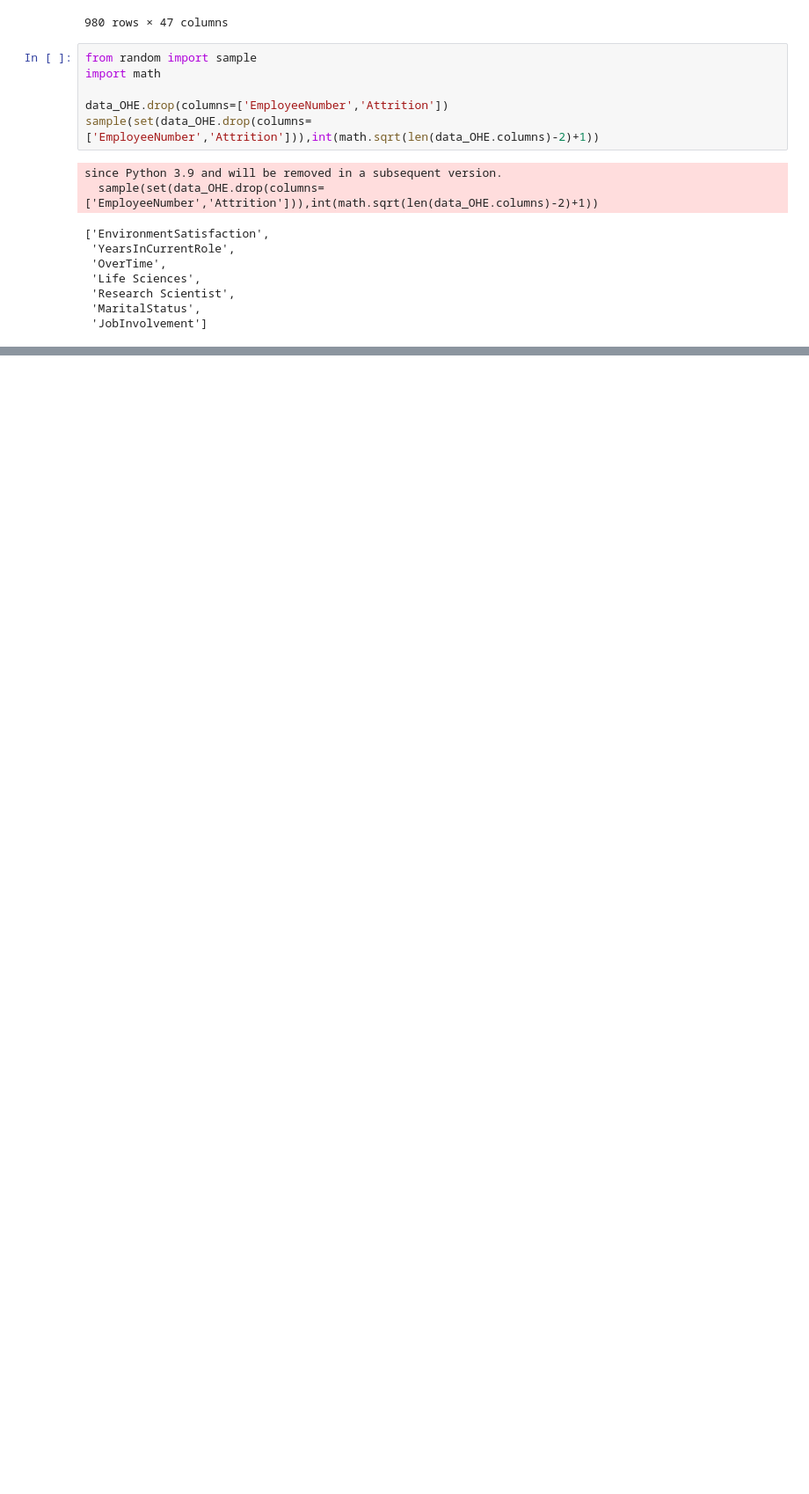
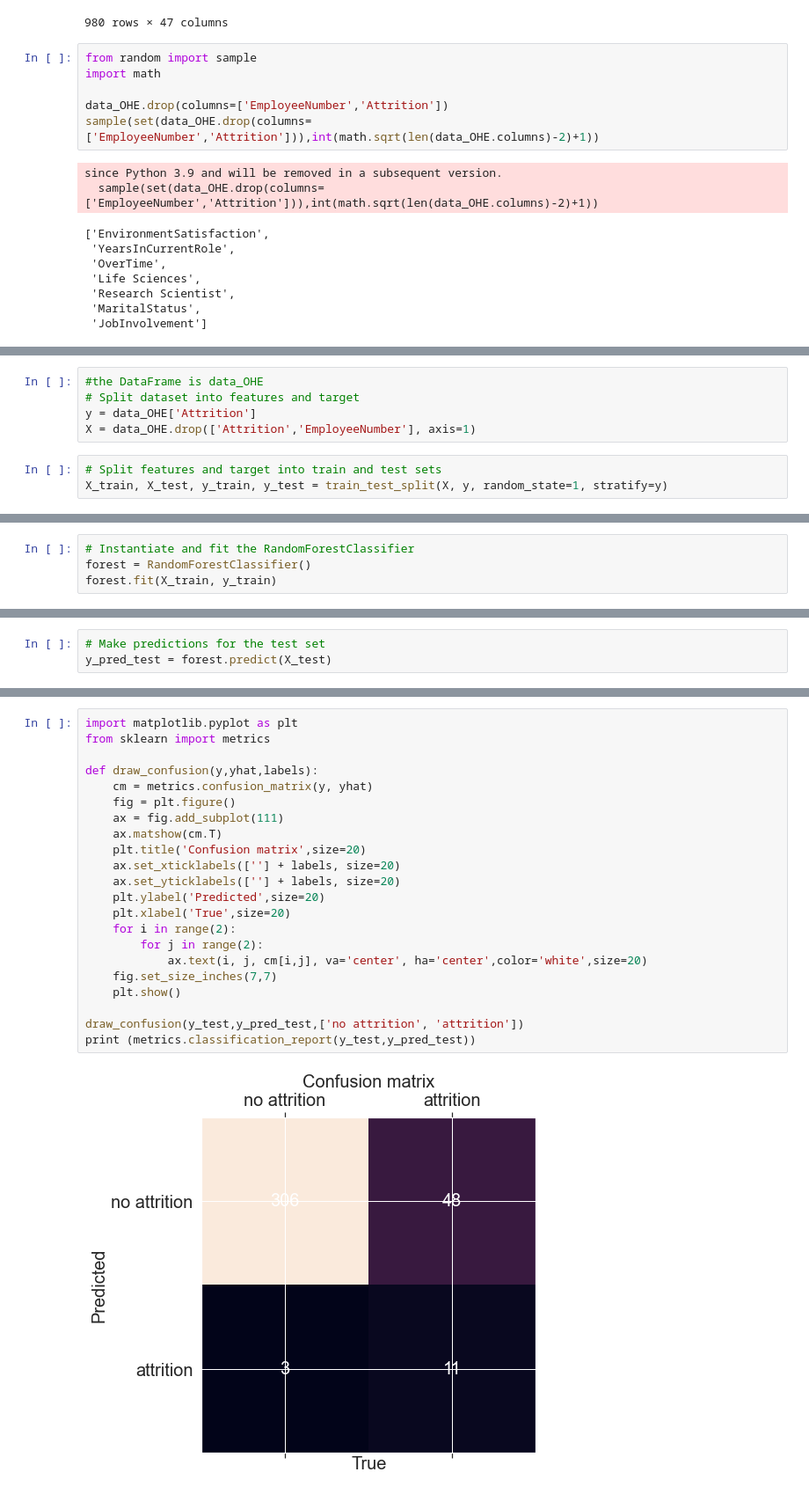
Before and after one commit to Bimex-es/Attrition, a Jupyter notebook: Coding/Machine_Learning_Python_TFM.ipynb, the cells around one changed output, grey strips where cells are left out. Shown at 88% size. Drawn from its saved outputs; the diff is of its cells as text; blank space fills up the shorter version.

Commit message:
First results of Machine Learning + Balancing Data

```diff
--- a/Coding/Machine_Learning_Python_TFM.ipynb
+++ b/Coding/Machine_Learning_Python_TFM.ipynb
@@ -581,0 +614,8 @@ KeyError: 23
+# %%
+#the DataFrame is data_OHE
+# Split dataset into features and target
+y = data_OHE['Attrition']
+X = data_OHE.drop(['Attrition','EmployeeNumber'], axis=1)
+# %%
+# Split features and target into train and test sets
+X_train, X_test, y_train, y_test = train_test_split(X, y, random_state=1, stratify=y)
@@ -581,0 +624,4 @@ KeyError: 23
+# %%
+# Instantiate and fit the RandomForestClassifier
+forest = RandomForestClassifier()
+forest.fit(X_train, y_train)
@@ -581,0 +630,3 @@ KeyError: 23
+# %%
+# Make predictions for the test set
+y_pred_test = forest.predict(X_test)
@@ -581,0 +657,24 @@ KeyError: 23
+# %%
+import matplotlib.pyplot as plt
+from sklearn import metrics
+
+def draw_confusion(y,yhat,labels):
+    cm = metrics.confusion_matrix(y, yhat)
+    fig = plt.figure()
+    ax = fig.add_subplot(111)
+    ax.matshow(cm.T)
+    plt.title('Confusion matrix',size=20)
+    ax.set_xticklabels([''] + labels, size=20)
+    ax.set_yticklabels([''] + labels, size=20)
+    plt.ylabel('Predicted',size=20)
+    plt.xlabel('True',size=20)
+    for i in range(2):
+        for j in range(2):
+            ax.text(i, j, cm[i,j], va='center', ha='center',color='white',size=20)
+    fig.set_size_inches(7,7)
+    plt.show()
+
+draw_confusion(y_test,y_pred_test,['no attrition', 'attrition'])
+print (metrics.classification_report(y_test,y_pred_test))
+# %% [output]
+[figure, added]
```
Also changed, not shown: parts of 35 cells of this notebook, 1 other file.
